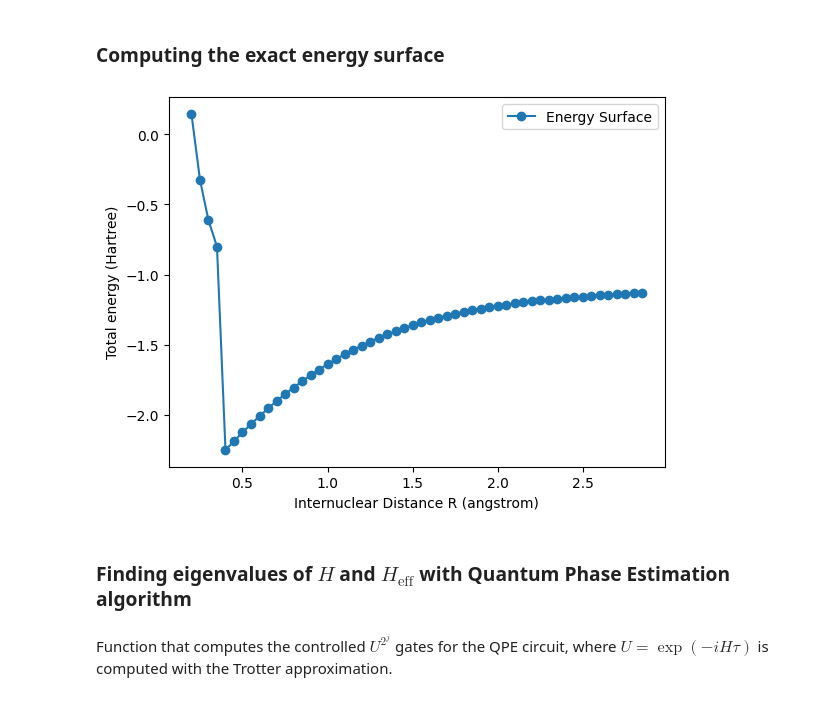
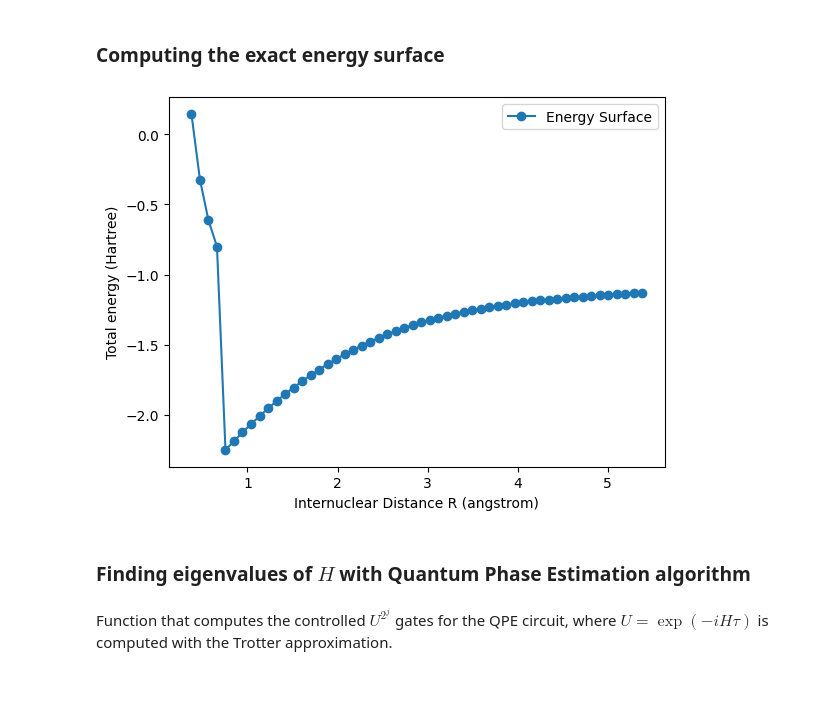
Before and after one commit to miguelruor/QPE-for-H2, a Jupyter notebook: QPE.ipynb, the cells around one changed output. Cells and saved outputs as stored; diff of their text form; code cells hidden in the pictures.

```diff
--- a/QPE.ipynb
+++ b/QPE.ipynb
@@ -176,0 +174,4 @@ coeffs_df.head()
+# %%
+table_coeffs_path = "/content/drive/MyDrive/Miguel R - Thesis MSc/table_coeffs.csv"
+coeffs_df = pd.read_csv(table_coeffs_path)
+coeffs_df.head()
@@ -229,14 +242,14 @@ for idx, coeffs in coeffs_df.iterrows():
     eigs_H = np.linalg.eigvals(hamiltonian)
     energy_surface[idx] = np.min(eigs_H).real
 # %%
-plt.plot(coeffs_df["nuclear_dist"], energy_surface, marker="o", label="Energy Surface")
+plt.plot(coeffs_df["nuclear_dist"]/0.52917721067121, energy_surface, marker="o", label="Energy Surface")
 plt.xlabel("Internuclear Distance R (angstrom)")
 plt.ylabel("Total energy (Hartree)")
 plt.legend()
 plt.show()
 # %% [output]
-[figure, old version]
+[figure, new version]
 # %% [markdown]
-### Finding eigenvalues of $H$ and $H_{\text{eff}}$ with Quantum Phase Estimation algorithm
+### Finding eigenvalues of $H$ with Quantum Phase Estimation algorithm
 # %% [markdown]
 Function that computes the controlled $U^{2^j}$ gates for the QPE circuit, where $U=\exp(-iH\tau)$ is computed with the Trotter approximation.
```
Also changed, not shown: parts of 25 cells of this notebook.
